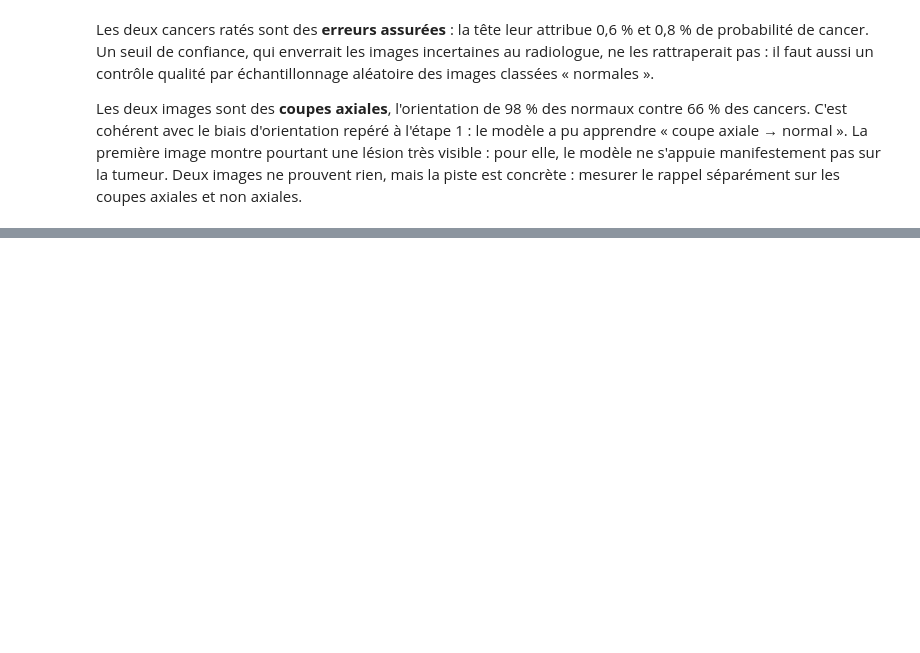
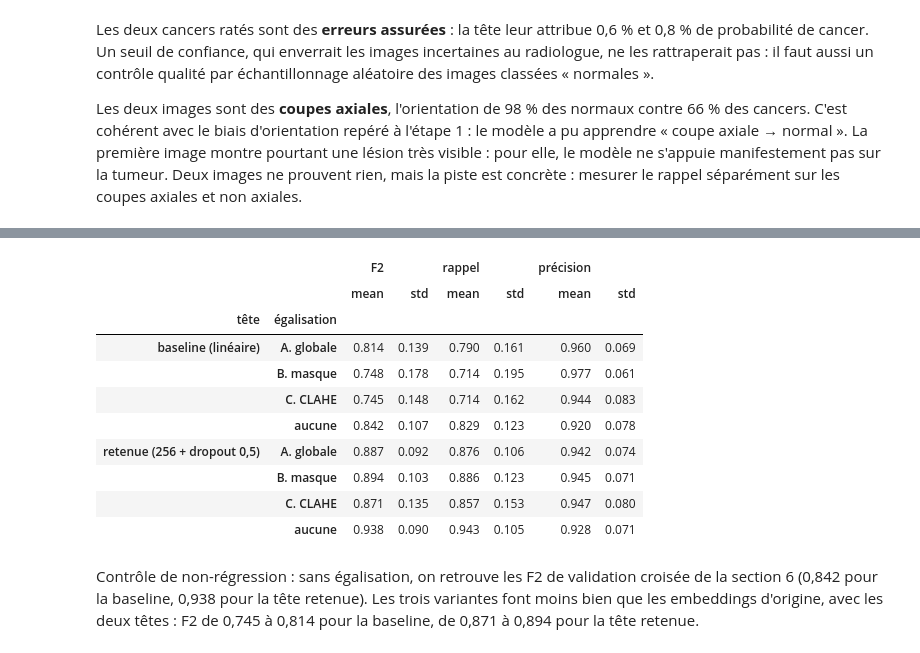
Before and after one commit to matthieudevivie/Projet-7---Labellisez-et-appliquez-des-approches-semi-supervisees-en-traitement-d-images, a Jupyter notebook: notebooks/04_semi_supervise.ipynb, the cells around one changed output, grey strips where cells are left out. Cells and saved outputs as stored; diff of their text form; code cells hidden in the pictures; blank space fills up the shorter version.

```diff
--- a/notebooks/04_semi_supervise.ipynb
+++ b/notebooks/04_semi_supervise.ipynb
@@ -339,16 +339,18 @@ def mesurer(tete, X, y):
         "F2": fbeta_score(y, y_pred, beta=2, zero_division=0),
     }
 
-def evaluer_config(lr, weight_decay, cachee, dropout):
-    """Entraîne et mesure une configuration sur les 15 plis. Renvoie une ligne par pli."""
+def evaluer_config(lr, weight_decay, cachee, dropout, X=None):
+    """Entraîne et mesure une configuration sur les 15 plis. Renvoie une ligne par pli.
+    X : embeddings des 69 images fortes (par défaut X_fort, ceux de la section 1)."""
+    X = X_fort if X is None else X
     lignes = []
     for num_pli, (idx_tr, idx_val) in enumerate(plis):
         tete = creer_tete(graine=num_pli, cachee=cachee, dropout=dropout)
-        nb_epoques = entrainer(tete, X_fort[idx_tr], y_fort[idx_tr], epoques=300, lr=lr,
+        nb_epoques = entrainer(tete, X[idx_tr], y_fort[idx_tr], epoques=300, lr=lr,
                                graine=num_pli, weight_decay=weight_decay,
-                               X_val=X_fort[idx_val], y_val=y_fort[idx_val])
+                               X_val=X[idx_val], y_val=y_fort[idx_val])
         lignes.append({"pli": num_pli, "époques": nb_epoques,
-                       **mesurer(tete, X_fort[idx_val], y_fort[idx_val])})
+                       **mesurer(tete, X[idx_val], y_fort[idx_val])})
     return lignes
 # %% [markdown]
 `mesurer` calcule rappel, précision et F2 sur n'importe quel jeu, ici un pli de validation (`evaluer` reste réservée au test). `evaluer_config` entraîne une configuration sur les 15 plis, avec arrêt anticipé, et renvoie une ligne par pli. On la teste d'abord sur les réglages de la baseline : un contrôle de cohérence avant de lancer la grille complète.
@@ -613,0 +601,44 @@ Les deux images sont des **coupes axiales**, l'orientation de 98 % des normaux c
+# %%
+def charger_X_fort(fichier):
+    """Embeddings des 69 images fortes pour une variante, standardisés comme à la section 1
+    (scaler ajusté sur forts + faibles de cette variante, jamais sur le test)."""
+    emb = np.load(fichier)
+    assert emb.shape == embeddings.shape                  # même nombre d'images, même ordre
+    Xf, Xw = emb[masque_train], emb[faibles["ligne"].to_numpy()]
+    scaler_var = StandardScaler().fit(np.vstack([Xf, Xw]))
+    return scaler_var.transform(Xf)
+
+variantes = {
+    "aucune": "../data/embeddings.npy",
+    "A. globale": "../data/embeddings_globale.npy",
+    "B. masque": "../data/embeddings_masque.npy",
+    "C. CLAHE": "../data/embeddings_clahe.npy",
+}
+tetes_testees = {
+    "baseline (linéaire)": (1e-3, 1e-4, None, 0.0),
+    "retenue (256 + dropout 0,5)": (LR, L2, CACHEE, DROPOUT),
+}
+
+lignes = []
+for nom_var, fichier in variantes.items():
+    X_var = charger_X_fort(fichier)
+    for nom_tete, (lr, wd, cachee, dropout) in tetes_testees.items():
+        for ligne in evaluer_config(lr, wd, cachee, dropout, X=X_var):
+            lignes.append({"égalisation": nom_var, "tête": nom_tete, **ligne})
+
+egal = pd.DataFrame(lignes)
+egal.groupby(["tête", "égalisation"])[["F2", "rappel", "précision"]].agg(["mean", "std"]).round(3)
+# %% [output]
+|  |  | F2 |  | rappel |  | précision |  |
+|  |  | mean | std | mean | std | mean | std |
+| tête | égalisation |  |  |  |  |  |  |
+| baseline (linéaire) | A. globale | 0.814 | 0.139 | 0.790 | 0.161 | 0.960 | 0.069 |
+|  | B. masque | 0.748 | 0.178 | 0.714 | 0.195 | 0.977 | 0.061 |
+|  | C. CLAHE | 0.745 | 0.148 | 0.714 | 0.162 | 0.944 | 0.083 |
+|  | aucune | 0.842 | 0.107 | 0.829 | 0.123 | 0.920 | 0.078 |
+| retenue (256 + dropout 0,5) | A. globale | 0.887 | 0.092 | 0.876 | 0.106 | 0.942 | 0.074 |
+|  | B. masque | 0.894 | 0.103 | 0.886 | 0.123 | 0.945 | 0.071 |
+|  | C. CLAHE | 0.871 | 0.135 | 0.857 | 0.153 | 0.947 | 0.080 |
+|  | aucune | 0.938 | 0.090 | 0.943 | 0.105 | 0.928 | 0.071 |
+# %% [markdown]
+Contrôle de non-régression : sans égalisation, on retrouve les F2 de validation croisée de la section 6 (0,842 pour la baseline, 0,938 pour la tête retenue). Les trois variantes font moins bien que les embeddings d'origine, avec les deux têtes : F2 de 0,745 à 0,814 pour la baseline, de 0,871 à 0,894 pour la tête retenue.
```
Also changed, not shown: parts of 8 cells of this notebook, 3 other files.
